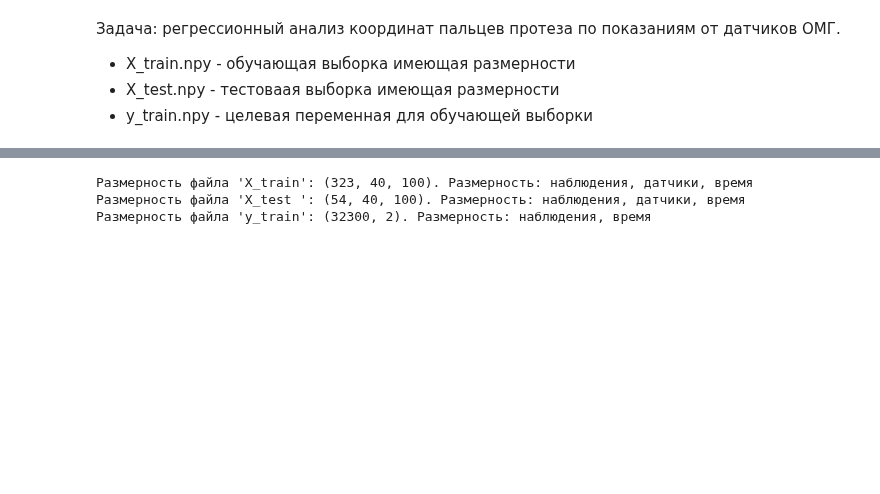
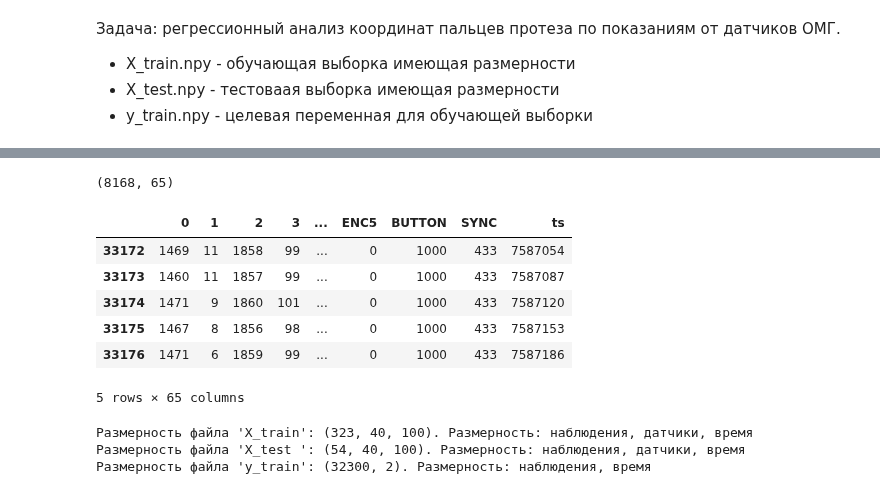
Before and after one commit to Internship-moto/Gestures_3, a Jupyter notebook: notebooks/Gestures_1.ipynb, the cells around one changed output, grey strips where cells are left out. Saved outputs shown, nothing was run; the diff lists cells and outputs as text; code cells hidden in the pictures; blank space fills up the shorter version.

```diff
--- a/notebooks/Gestures_1.ipynb
+++ b/notebooks/Gestures_1.ipynb
@@ -107,3 +168,17 @@ dict_keys(['X_test', 'X_train', 'sample_submission', 'y_train'])
+# %%
+gestures_test = mounts['gestures_test']
+
+print(gestures_test.shape)
+gestures_test.head()
+# %% [output]
+(8168, 65)
+|  | 0 | 1 | 2 | 3 | ... | ENC5 | BUTTON | SYNC | ts |
+| 33172 | 1469 | 11 | 1858 | 99 | ... | 0 | 1000 | 433 | 7587054 |
+| 33173 | 1460 | 11 | 1857 | 99 | ... | 0 | 1000 | 433 | 7587087 |
+| 33174 | 1471 | 9 | 1860 | 101 | ... | 0 | 1000 | 433 | 7587120 |
+| 33175 | 1467 | 8 | 1856 | 98 | ... | 0 | 1000 | 433 | 7587153 |
+| 33176 | 1471 | 6 | 1859 | 99 | ... | 0 | 1000 | 433 | 7587186 |
+5 rows × 65 columns
 # %%
 # read files
 
```
Also changed, not shown: parts of 7 cells of this notebook.
